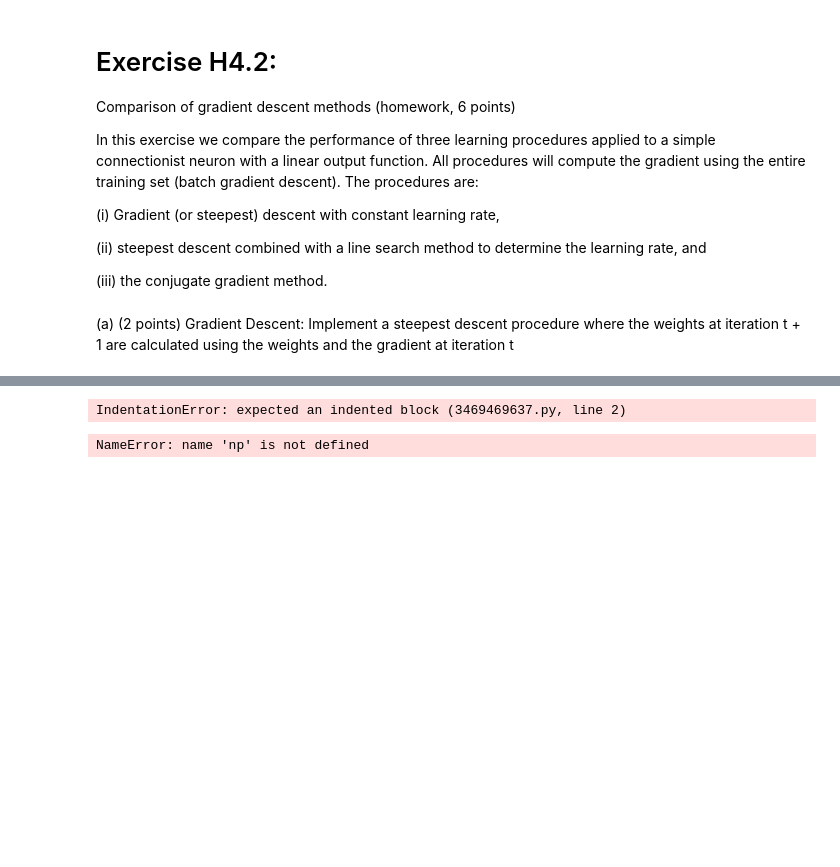
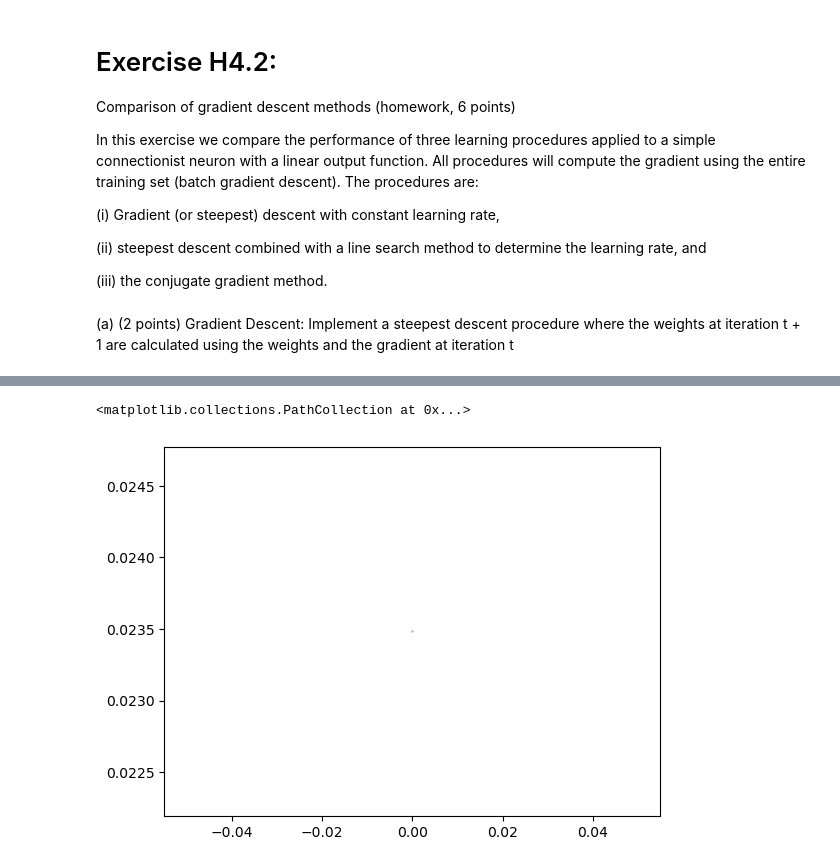
Before and after one commit to Javiermateor/Machine-Intelligence-I, a Jupyter notebook: Exercises/Exercise_04.ipynb, the cells around one changed output, grey strips where cells are left out. Saved outputs shown, nothing was run; the diff lists cells and outputs as text; code cells hidden in the pictures; blank space fills up the shorter version.

```diff
--- a/Exercises/Exercise_04.ipynb
+++ b/Exercises/Exercise_04.ipynb
@@ -104,7 +112,7 @@ def line_search(w_i, g, X, Y, a = 0.005, b = 0.01, c = 0.02):
     return abc, min_error, max_error
 # %%
 w = w1
-for i in np.arange(2000):
+for i in np.arange(500):
     #2x2
     H = 1/3 * X @ X.T
     #2x1
@@ -150,9 +167,5 @@ for i in np.arange(np.shape(w[1])[0]):
 # %%
-for i in np.arange(np.shape(w[1])[0]):
-    #plt.plot(0.5 * np.sum(np.square(w[:,i].T @ X - Y))/3)
+plt.scatter(0, 0.5 * np.sum(np.square(w[:,100].T @ X - Y_true))/3, s = 0.1)
 # %% [output]
-IndentationError: expected an indented block (3469469637.py, line 2)
+<matplotlib.collections.PathCollection at 0x...>
+[figure, added]
-# %%
-0.5 * np.sum(np.square(w[:,100].T @ X - Y))/3
-# %% [output]
-NameError: name 'np' is not defined
```
Also changed, not shown: parts of 4 cells of this notebook.
